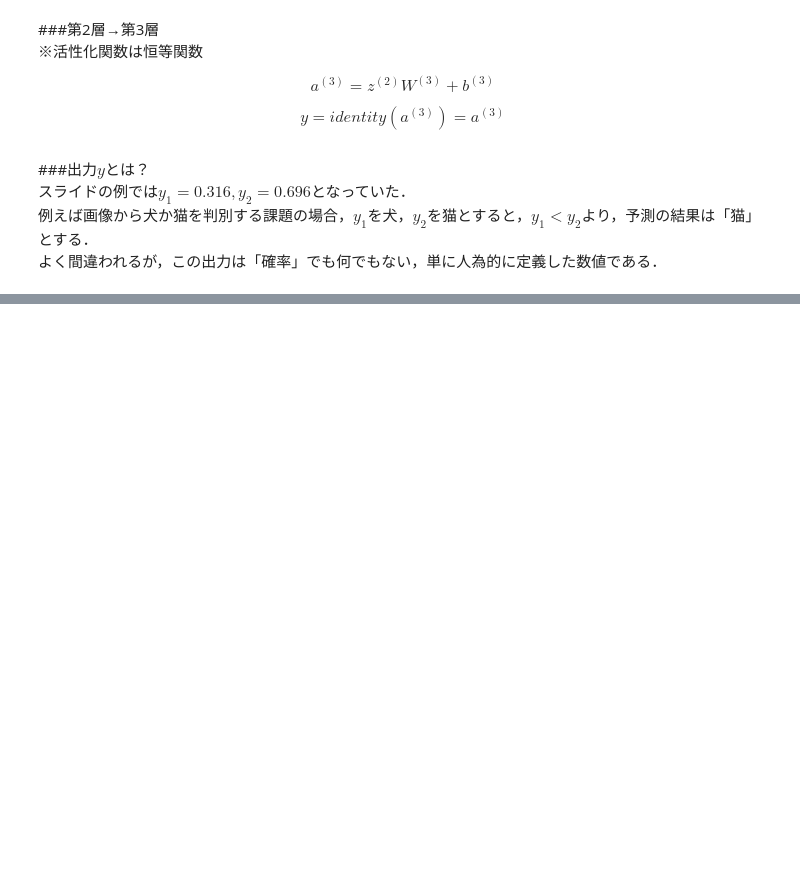
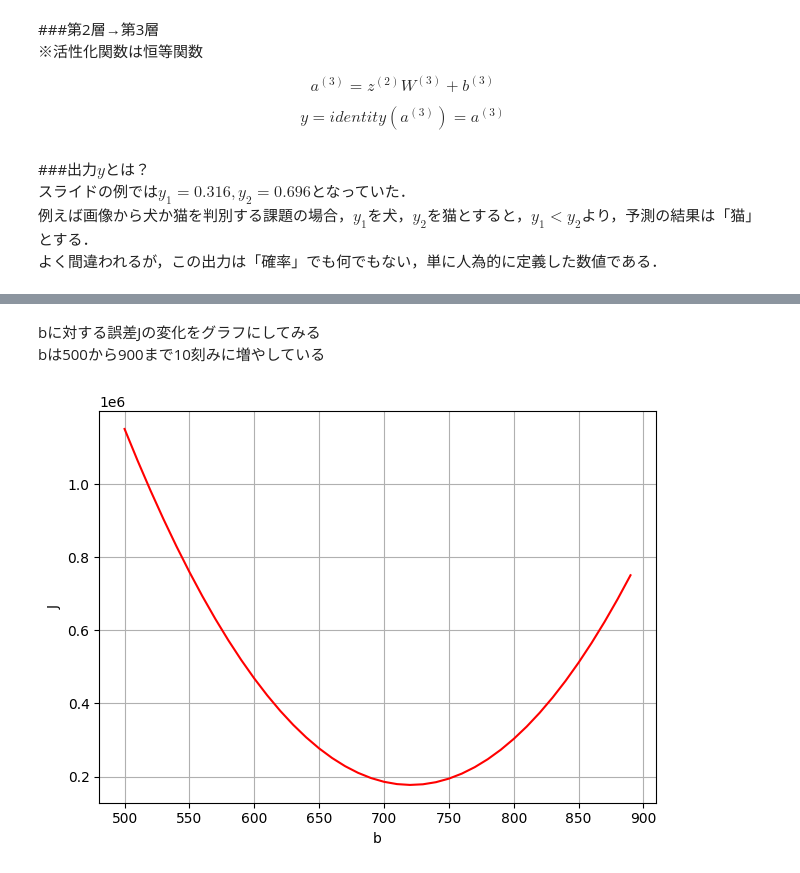
Before and after one commit to yasyamauchi/education, a Jupyter notebook: 2023AI.ipynb, the cells around one changed output, grey strips where cells are left out. Cells and saved outputs as stored; diff of their text form; code cells hidden in the pictures; blank space fills up the shorter version.

```diff
--- a/2023AI.ipynb
+++ b/2023AI.ipynb
@@ -1429,0 +1481,38 @@ $$
+# %% [markdown]
+bに対する誤差Jの変化をグラフにしてみる
+bは500から900まで10刻みに増やしている
+# %%
+import numpy as np
+import matplotlib.pyplot as plt
+
+# xが広告費，yが売上高
+x = [26,35,50,60,87,100,112,117,134,145,160,160,163,173,191,199,203,215,237,270]
+y = [999,933,978,960,930,1002,1161,1155,1176,1230,1203,1284,1278,1497,1488,1569,1554,1614,1779,1971]
+
+# 1次関数の定義
+def estimate_func(param,x):
+    return (param[0]*x + param[1])
+
+p = [4.0,0]   # 係数aは4で固定
+blist = range(500,900,10)
+
+# bを変えながら誤差Jを合計する
+Jlist = []
+for b in blist:
+  p[1] = b
+  ylin = [estimate_func(p,i) for i in x]  # y = ax + b
+  J = 0
+  for i in range(len(x)):
+    J += (ylin[i]-y[i])**2
+  Jlist.append(J)
+
+# グラフの描画
+fig, axe = plt.subplots()
+axe.set_xlabel('b')  # x軸ラベル
+axe.set_ylabel('J')  # y軸ラベル
+axe.grid()            # 罫線
+axe.plot(blist,Jlist,color="r")
+fig.tight_layout()  # レイアウトの設定
+plt.show()
+# %% [output]
+[figure, added]
```
Also changed, not shown: parts of 6 cells of this notebook.
